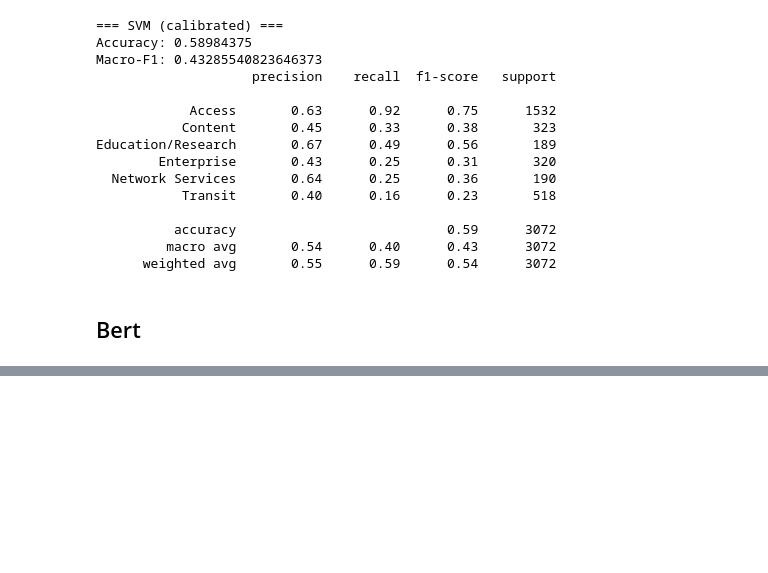
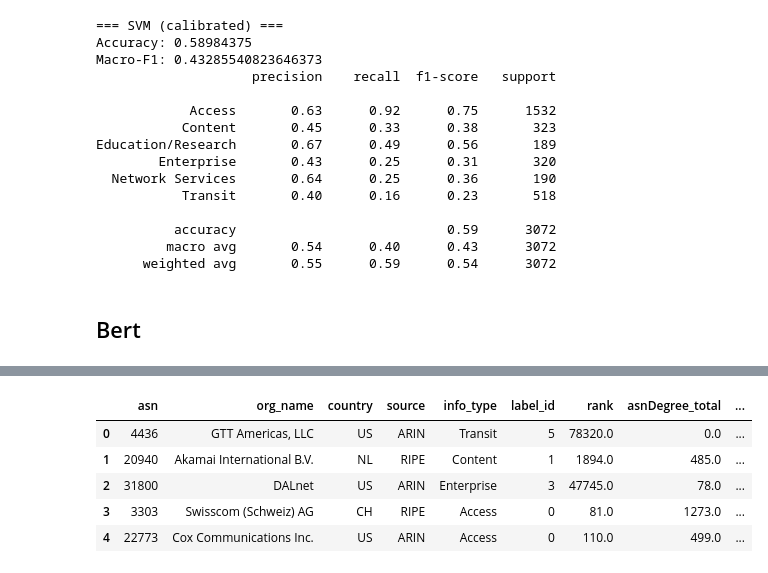
Before and after one commit to JohannesHartUniKassel/asn-classifier, a Jupyter notebook: notebooks/classificator/text_classification.ipynb, the cells around one changed output, grey strips where cells are left out. Cells and saved outputs as stored; diff of their text form; code cells hidden in the pictures; blank space fills up the shorter version.

```diff
--- a/notebooks/classificator/text_classification.ipynb
+++ b/notebooks/classificator/text_classification.ipynb
@@ -1362,0 +1216,25 @@ print({
+# %%
+peering_df_joined_with_asrank = pd.merge(
+    peering_df_joined,
+    as_rank_df,
+    left_on='asn',
+    right_on='asn',
+    how='left'
+)
+peering_df_joined_with_asrank['rank'].fillna(peering_df_joined_with_asrank['rank'].median(), inplace=True)
+peering_df_joined_with_asrank['asnDegree_total'].fillna(peering_df_joined_with_asrank['asnDegree_total'].median(), inplace=True)
+peering_df_joined_with_asrank['asnDegree_customer'].fillna(peering_df_joined_with_asrank['asnDegree_customer'].median(), inplace=True)
+peering_df_joined_with_asrank['asnDegree_peer'].fillna(peering_df_joined_with_asrank['asnDegree_peer'].median(), inplace=True)
+peering_df_joined_with_asrank['asnDegree_provider'].fillna(peering_df_joined_with_asrank['asnDegree_provider'].median(), inplace=True)
+peering_df_joined_with_asrank['cone_numberAsns'].fillna(peering_df_joined_with_asrank['cone_numberAsns'].median(), inplace=True)
+peering_df_joined_with_asrank['cone_numberPrefixes'].fillna(peering_df_joined_with_asrank['cone_numberPrefixes'].median(), inplace=True)
+peering_df_joined_with_asrank['cone_numberAddresses'].fillna(peering_df_joined_with_asrank['cone_numberAddresses'].median(), inplace=True)
+
+peering_df_joined_with_asrank.head()
+# %% [output]
+|  | asn | org_name | country | source | info_type | label_id | rank | asnDegree_total | ... |
+| 0 | 4436 | GTT Americas, LLC | US | ARIN | Transit | 5 | 78320.0 | 0.0 | ... |
+| 1 | 20940 | Akamai International B.V. | NL | RIPE | Content | 1 | 1894.0 | 485.0 | ... |
+| 2 | 31800 | DALnet | US | ARIN | Enterprise | 3 | 47745.0 | 78.0 | ... |
+| 3 | 3303 | Swisscom (Schweiz) AG | CH | RIPE | Access | 0 | 81.0 | 1273.0 | ... |
+| 4 | 22773 | Cox Communications Inc. | US | ARIN | Access | 0 | 110.0 | 499.0 | ... |
```
Also changed, not shown: parts of 29 cells of this notebook, 3 other files.
